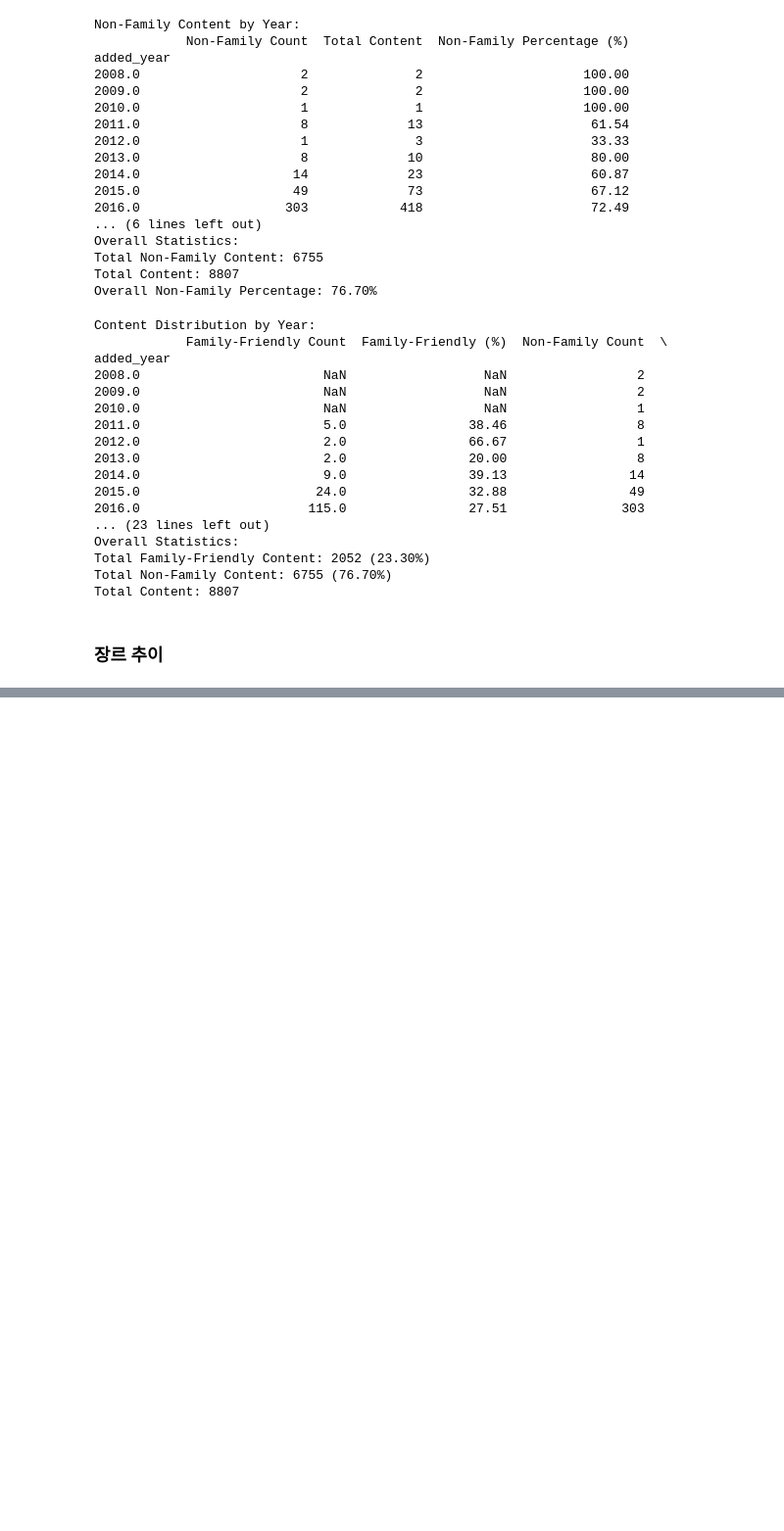
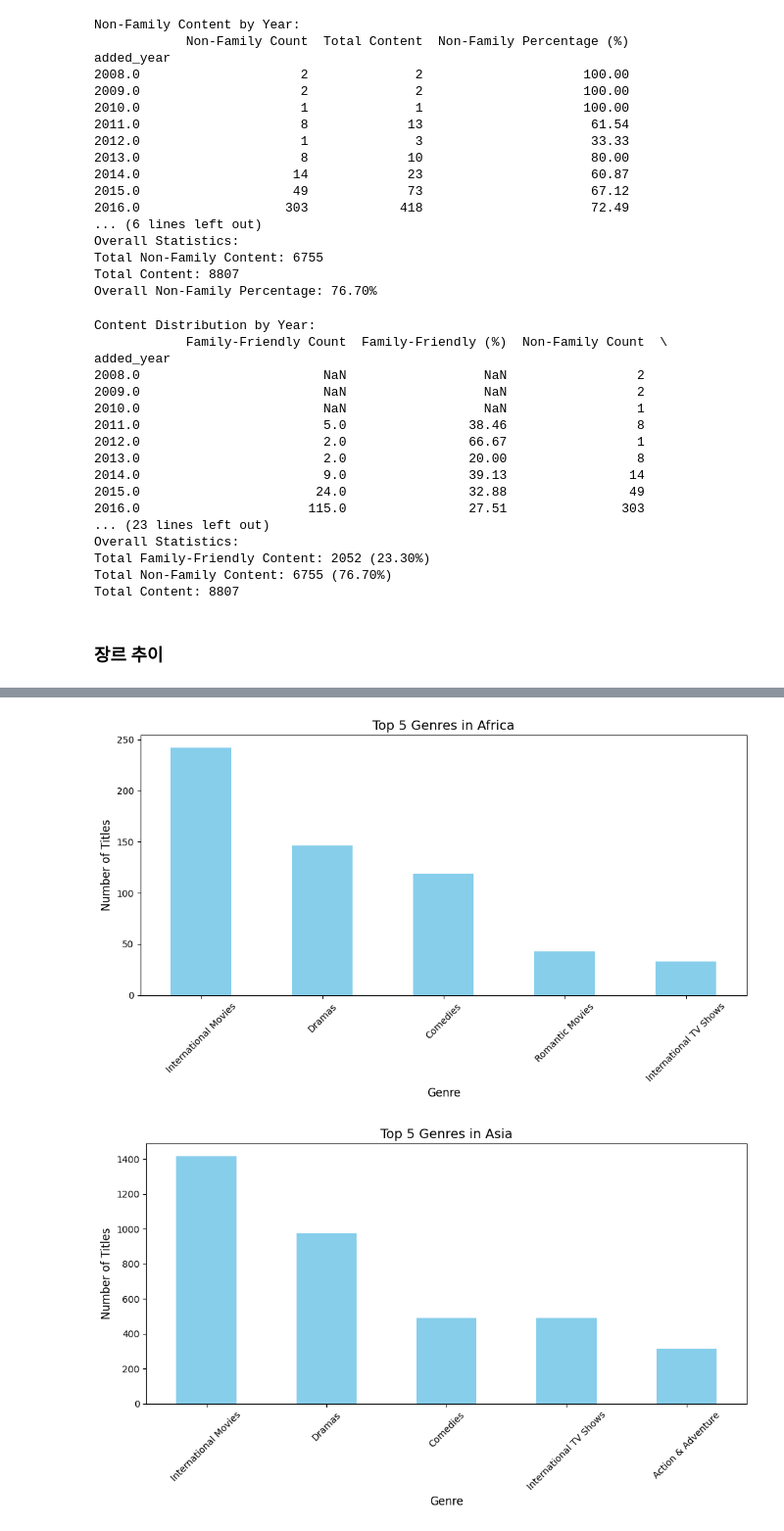
Before and after one commit to seungboAn/DATAthon, a Jupyter notebook: 김대환/joshworkspace.ipynb, the cells around one changed output, grey strips where cells are left out. Shown at 98% size. Saved outputs shown, nothing was run; the diff lists cells and outputs as text; code cells hidden in the pictures; blank space fills up the shorter version.

```diff
--- a/김대환/joshworkspace.ipynb
+++ b/김대환/joshworkspace.ipynb
@@ -435,3 +434,71 @@ Romantic TV Shows: 364 titles
 Horror Movies: 357 titles
 Stand-Up Comedy: 343 titles
 Reality TV: 244 titles
+# %%
+# Define region mapping for countries to continents
+region_mapping = {
+    "Asia": [
+        "Afghanistan", "Armenia", "Azerbaijan", "Bahrain", "Bangladesh", "Bhutan", "Brunei", "Cambodia", "China",
+        "Cyprus", "Georgia", "India", "Indonesia", "Iran", "Iraq", "Israel", "Japan", "Jordan", "Kazakhstan", "Kuwait",
+        "Kyrgyzstan", "Laos", "Lebanon", "Malaysia", "Maldives", "Mongolia", "Myanmar", "Nepal", "North Korea", "Oman",
+        "Pakistan", "Palestine", "Philippines", "Qatar", "Saudi Arabia", "Singapore", "South Korea", "Sri Lanka", "Syria",
+        "Tajikistan", "Thailand", "Timor-Leste", "Turkey", "Turkmenistan", "United Arab Emirates", "Uzbekistan", "Vietnam",
+        "Yemen"
+    ],
+    "Europe": [
+        "Albania", "Andorra", "Armenia", "Austria", "Azerbaijan", "Belarus", "Belgium", "Bosnia and Herzegovina",
+        "Bulgaria", "Croatia", "Cyprus", "Czech Republic", "Denmark", "Estonia", "Finland", "France", "Georgia",
+        "Germany", "Greece", "Hungary", "Iceland", "Ireland", "Italy", "Kazakhstan", "Kosovo", "Latvia", "Liechtenstein",
+        "Lithuania", "Luxembourg", "Malta", "Moldova", "Monaco", "Montenegro", "Netherlands", "North Macedonia",
+        "Norway", "Poland", "Portugal", "Romania", "Russia", "San Marino", "Serbia", "Slovakia", "Slovenia", "Spain",
+        "Sweden", "Switzerland", "Turkey", "Ukraine", "United Kingdom", "Vatican City"
+    ],
+    "North America": ["United States", "Canada", "Mexico"],
+    "South America": [
+        "Brazil", "Argentina", "Colombia", "Chile", "Peru", "Venezuela", "Ecuador", "Uruguay", "Paraguay", "Bolivia",
+        "Guyana", "Suriname"
+    ],
+    "Africa": [
+        "South Africa", "Nigeria", "Egypt", "Kenya", "Ethiopia", "Ghana", "Morocco", "Algeria", "Tunisia", "Libya",
+        "Sudan"
+    ],
+    "Oceania": ["Australia", "New Zealand", "Fiji", "Papua New Guinea", "Tonga", "Samoa"]
+}
+
+# Create a country-to-continent mapping
+country_to_continent = {country: continent for continent, countries in region_mapping.items() for country in countries}
+
+# Map countries to continents while handling duplicates by resetting the index
+netflix_data_exploded = netflix_data.dropna(subset=['country']).assign(
+    country=netflix_data['country'].str.split(', ')
+).explode('country').reset_index(drop=True)
+
+# Map the country to continent
+netflix_data_exploded['continent'] = netflix_data_exploded['country'].map(country_to_continent)
+
+# Extract genres (listed_in column) and explode them to separate multiple genres per row
+continent_genres_split = netflix_data_exploded.dropna(subset=['listed_in', 'continent']).copy()
+continent_genres_split = continent_genres_split.assign(
+    listed_in=continent_genres_split['listed_in'].str.split(', ')
+).explode('listed_in')
+
+# Group by continent and genre to count occurrences
+genres_by_continent = continent_genres_split.groupby(['continent', 'listed_in']).size().unstack(fill_value=0)
+
+# # Display the data for review
+# tools.display_dataframe_to_user(name="Genres by Continent Distribution", dataframe=genres_by_continent)
+
+# Plot the top 5 genres for each continent
+for continent in genres_by_continent.index:
+    top_genres_continent = genres_by_continent.loc[continent].sort_values(ascending=False).head(5)
+    plt.figure(figsize=(10, 6))
+    top_genres_continent.plot(kind='bar', color='skyblue')
+    plt.title(f'Top 5 Genres in {continent}', fontsize=14)
+    plt.xlabel('Genre', fontsize=12)
+    plt.ylabel('Number of Titles', fontsize=12)
+    plt.xticks(rotation=45)
+    plt.tight_layout()
+    plt.show()
+# %% [output]
+[figure, added]
+[figure, added]
```
Also changed, not shown: parts of 2 cells of this notebook.
